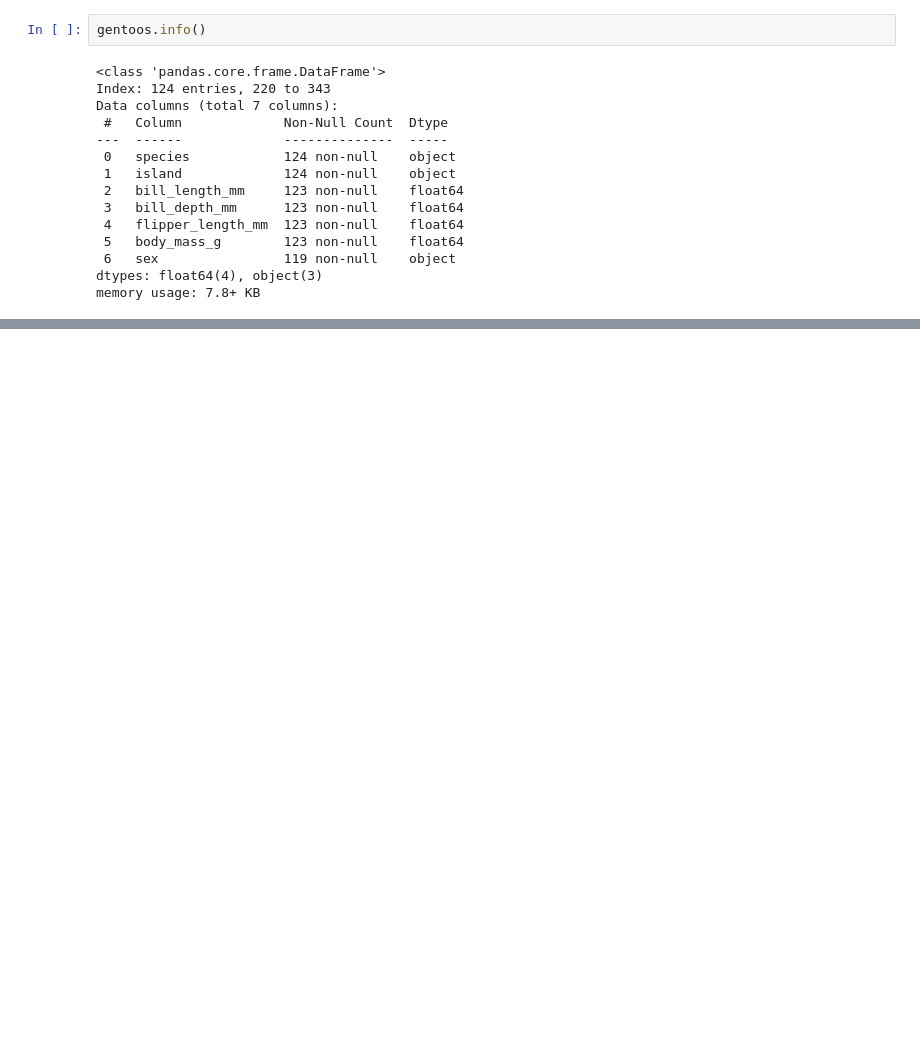
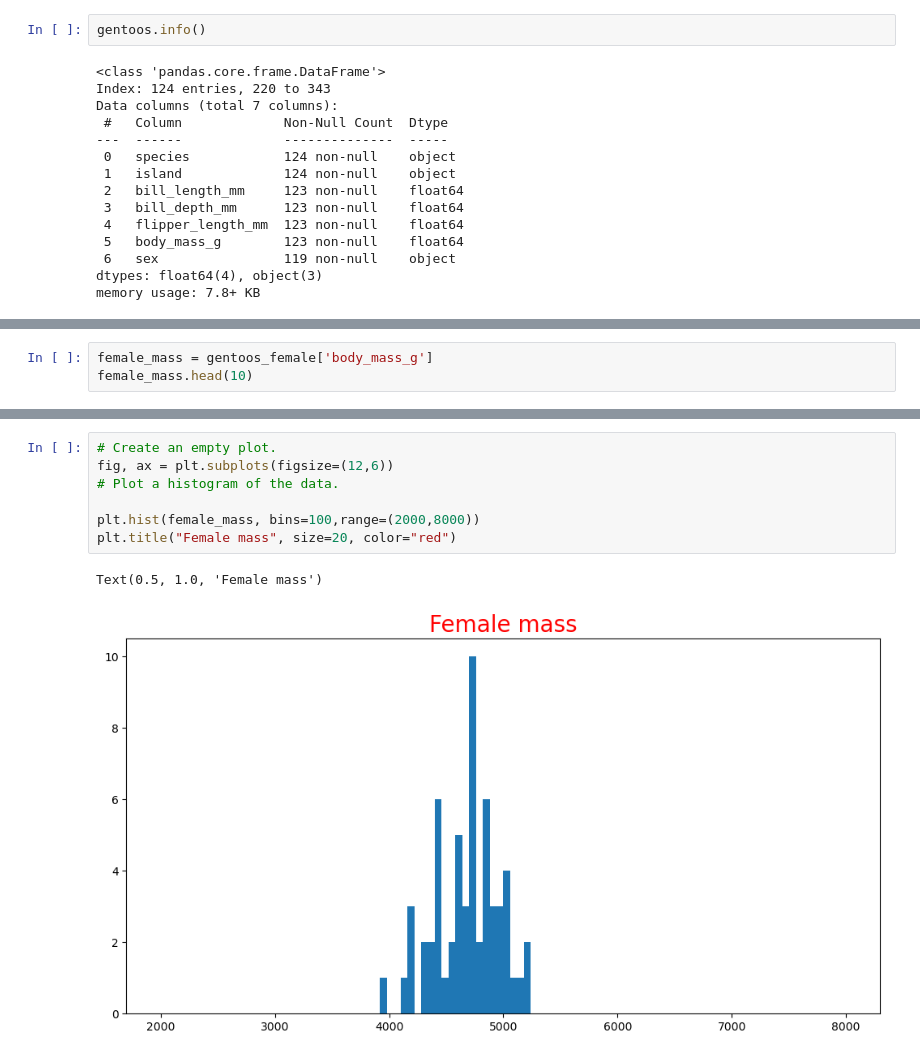
Before and after one commit to JScarry/MLAS_project, a Jupyter notebook: Task3.ipynb, the cells around one changed output, grey strips where cells are left out. Cells and saved outputs as stored; diff of their text form; blank space fills up the shorter version.

```diff
--- a/Task3.ipynb
+++ b/Task3.ipynb
@@ -343,0 +362,3 @@ body_mass_gentoos_female_mean
+# %%
+female_mass = gentoos_female['body_mass_g']
+female_mass.head(10)
@@ -343,0 +377,10 @@ body_mass_gentoos_female_mean
+# %%
+# Create an empty plot.
+fig, ax = plt.subplots(figsize=(12,6))
+# Plot a histogram of the data.
+
+plt.hist(female_mass, bins=100,range=(2000,8000))
+plt.title("Female mass", size=20, color="red")
+# %% [output]
+Text(0.5, 1.0, 'Female mass')
+[figure, added]
```
Also changed, not shown: parts of 35 cells of this notebook.
